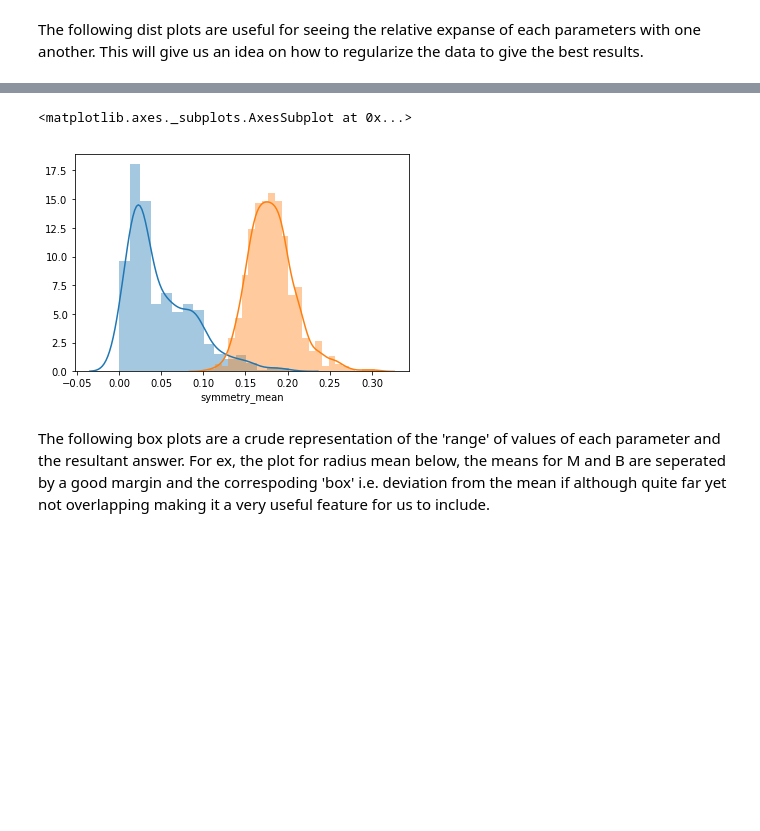
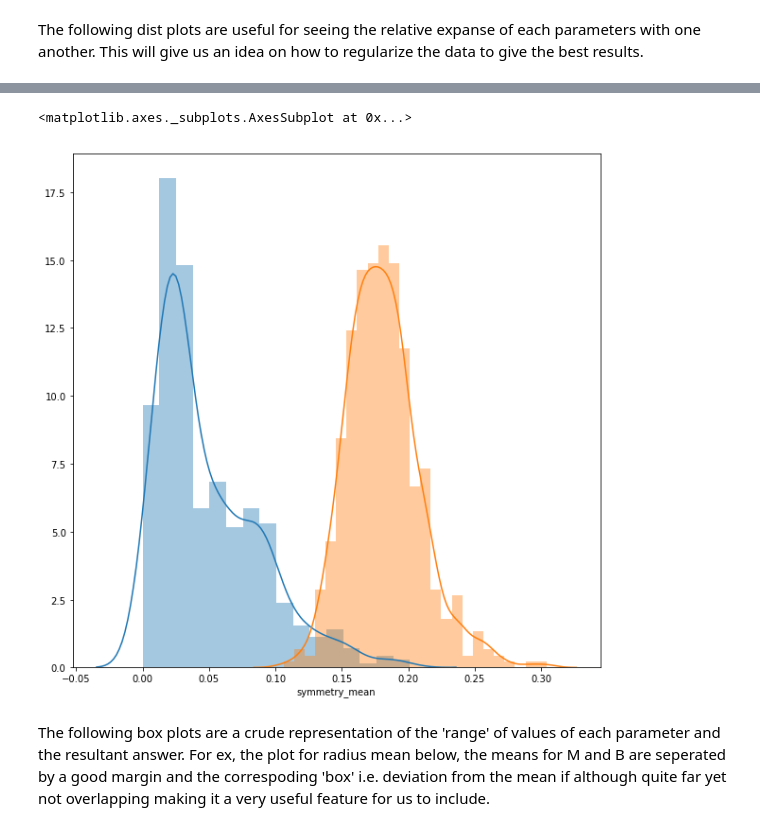
Before and after one commit to goyal-sidd/BTP, a Jupyter notebook: week2/data visualization.ipynb, the cells around one changed output, grey strips where cells are left out. Cells and saved outputs as stored; diff of their text form; code cells hidden in the pictures; blank space fills up the shorter version.

```diff
--- a/week2/data visualization.ipynb
+++ b/week2/data visualization.ipynb
@@ -62,9 +66,10 @@ sns.distplot(data["concavity_mean"])
 # %%
+plt.figure(figsize = (10,10))
 sns.distplot(data["concave points_mean"])
 sns.distplot(data["symmetry_mean"])
 # %% [output]
 <matplotlib.axes._subplots.AxesSubplot at 0x...>
-[figure, old version]
+[figure, new version]
 # %% [markdown]
 The following box plots are a crude representation of the 'range' of values of each parameter and the resultant answer. For ex, the plot for radius mean below, the means for M and B are seperated by a good margin and the correspoding 'box' i.e. deviation from the mean if although quite far yet not overlapping making it a very useful feature for us to include.
 # %%
```
Also changed, not shown: parts of 24 cells of this notebook.
